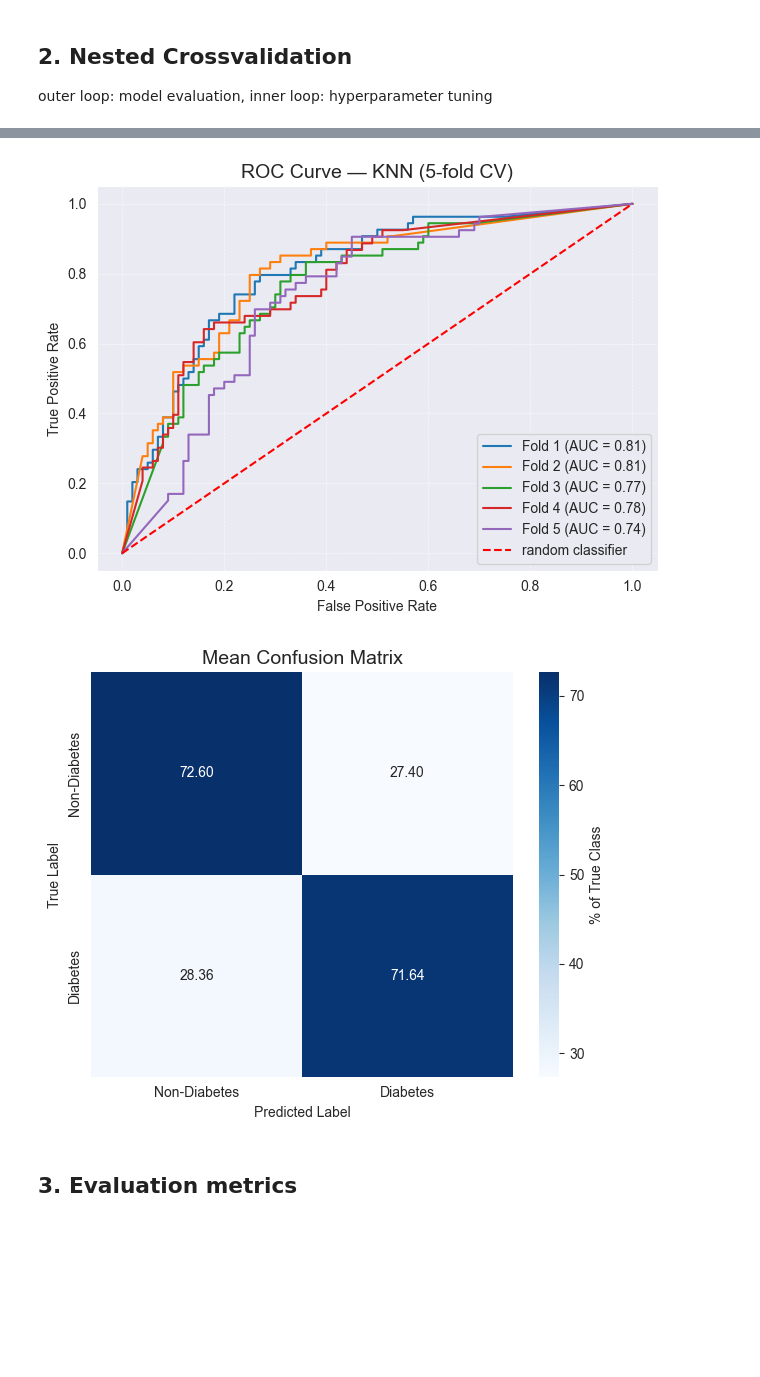
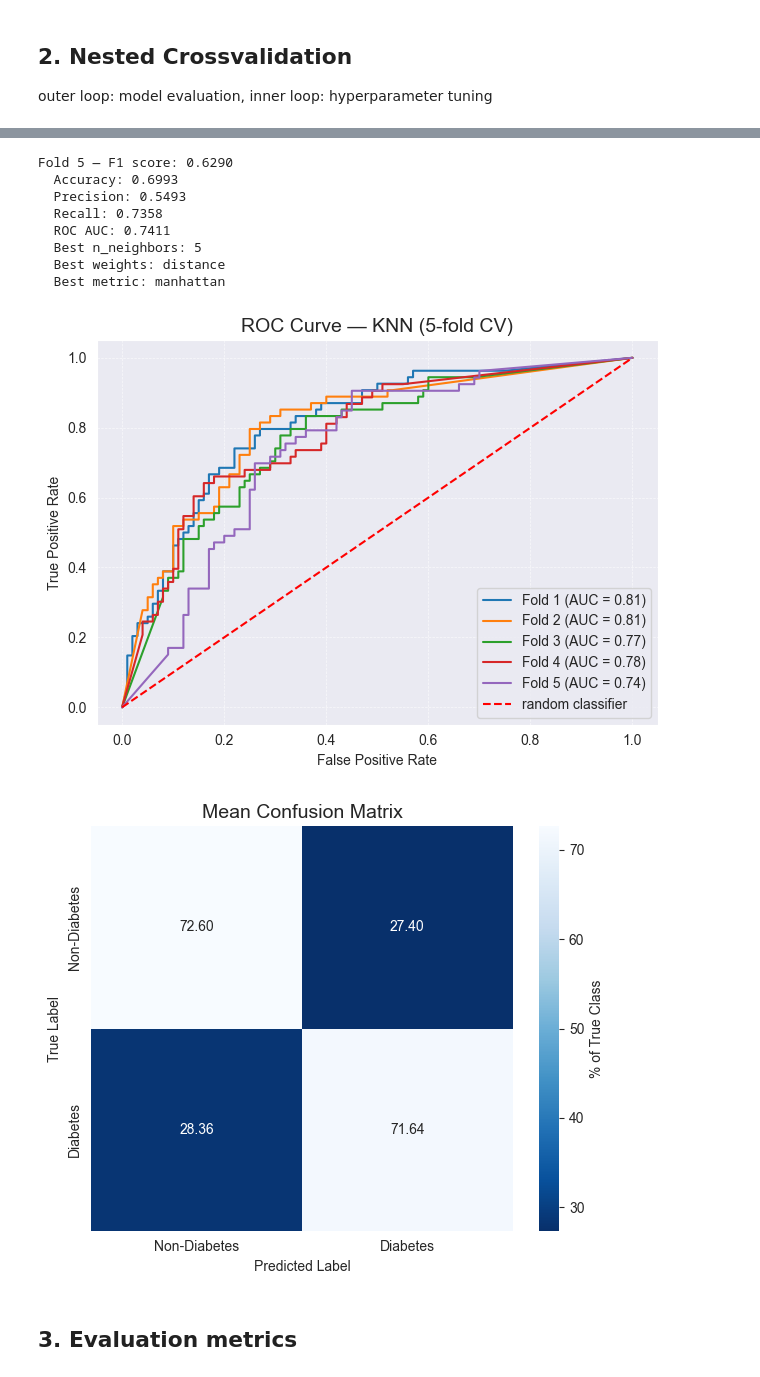
Before and after one commit to mettlrob/FoDS-Diabetes-Diagnosis, a Jupyter notebook: ML_Models/k_N_N/knn_1.2.ipynb, the cells around one changed output, grey strips where cells are left out. Cells and saved outputs as stored; diff of their text form; code cells hidden in the pictures; blank space fills up the shorter version.

Commit message:
updated metrics

```diff
--- a/ML_Models/k_N_N/knn_1.2.ipynb
+++ b/ML_Models/k_N_N/knn_1.2.ipynb
@@ -64,7 +61,7 @@ parameters = {
 }
 
 # Initialize storage
-metrics = {'accuracy': [], 'precision': [], 'recall': [], 'f1': []}
+metrics = {'accuracy': [], 'precision': [], 'recall': [], 'f1': [], 'roc_auc': []}
 models = []
 f1_scores = []
 roc_curves = []
@@ -101,6 +98,7 @@ for train_index, test_index in cv.split(X, y):
     # ROC and AUC
     fpr, tpr, _ = roc_curve(y_test, y_proba)
     roc_auc = auc(fpr, tpr)
+    metrics['roc_auc'].append(roc_auc)
     roc_curves.append((fpr, tpr, roc_auc, fold))
     plt.plot(fpr, tpr, label=f'Fold {fold} (AUC = {roc_auc:.2f})')
 
@@ -111,6 +109,10 @@ for train_index, test_index in cv.split(X, y):
     f1 = f1_score(y_test, y_pred)
 
     print(f"Fold {fold} — F1 score: {f1:.4f}")
+    print(f"  Accuracy: {acc:.4f}")
+    print(f"  Precision: {prec:.4f}")
+    print(f"  Recall: {rec:.4f}")
+    print(f"  ROC AUC: {roc_auc:.4f}")
     print('  Best n_neighbors:', best_model.get_params()['n_neighbors'])
     print('  Best weights:', best_model.get_params()['weights'])
     print('  Best metric:', best_model.get_params()['metric'])
@@ -149,8 +151,7 @@ plt.title('ROC Curve — KNN (5-fold CV)', fontsize=14)
 plt.legend(loc='lower right', fontsize=10)
 plt.grid(True, linestyle='--', linewidth=0.5, alpha=0.7)
 plt.tight_layout()
-plt.savefig("output/KNN_output/roc_plot.png", dpi=300)
-plt.show()  # <--- FLUSH the figure
+plt.show()  # FLUSH the figure
 
 # ---- Confusion Matrix Plot ----
 plt.close('all')
@@ -161,14 +162,13 @@ mean_cm_percent = 100 * mean_cm / mean_cm.sum(axis=1, keepdims=True)  # Normaliz
 # Define readable class labels
 class_labels = ['Non-Diabetes', 'Diabetes']
 
-sns.heatmap(mean_cm_percent, annot=True, fmt='.2f', cmap='Blues',
+sns.heatmap(mean_cm_percent, annot=True, fmt='.2f', cmap='Blues_r',
             xticklabels=class_labels, yticklabels=class_labels,
             cbar_kws={'label': '% of True Class'})
 plt.title('Mean Confusion Matrix', fontsize=14)
 plt.xlabel('Predicted Label')
 plt.ylabel('True Label')
 plt.tight_layout()
-plt.savefig("output/KNN_output/confusion_matrix.png", dpi=300)
-plt.show()  # <--- ENSURES IT RENDERS & SAVES
+plt.show()
 # %% [output]
 --- Working on fold 1 ---
@@ -191,5 +215,13 @@ Fold 5 — F1 score: 0.6290
+Fold 5 — F1 score: 0.6290
+  Accuracy: 0.6993
+  Precision: 0.5493
+  Recall: 0.7358
+  ROC AUC: 0.7411
+  Best n_neighbors: 5
+  Best weights: distance
+  Best metric: manhattan
 [figure]
-[figure, old version]
+[figure, new version]
 # %% [markdown]
 ## 3. Evaluation metrics
 # %%
```
Also changed, not shown: parts of 4 cells of this notebook, 2 other files.
